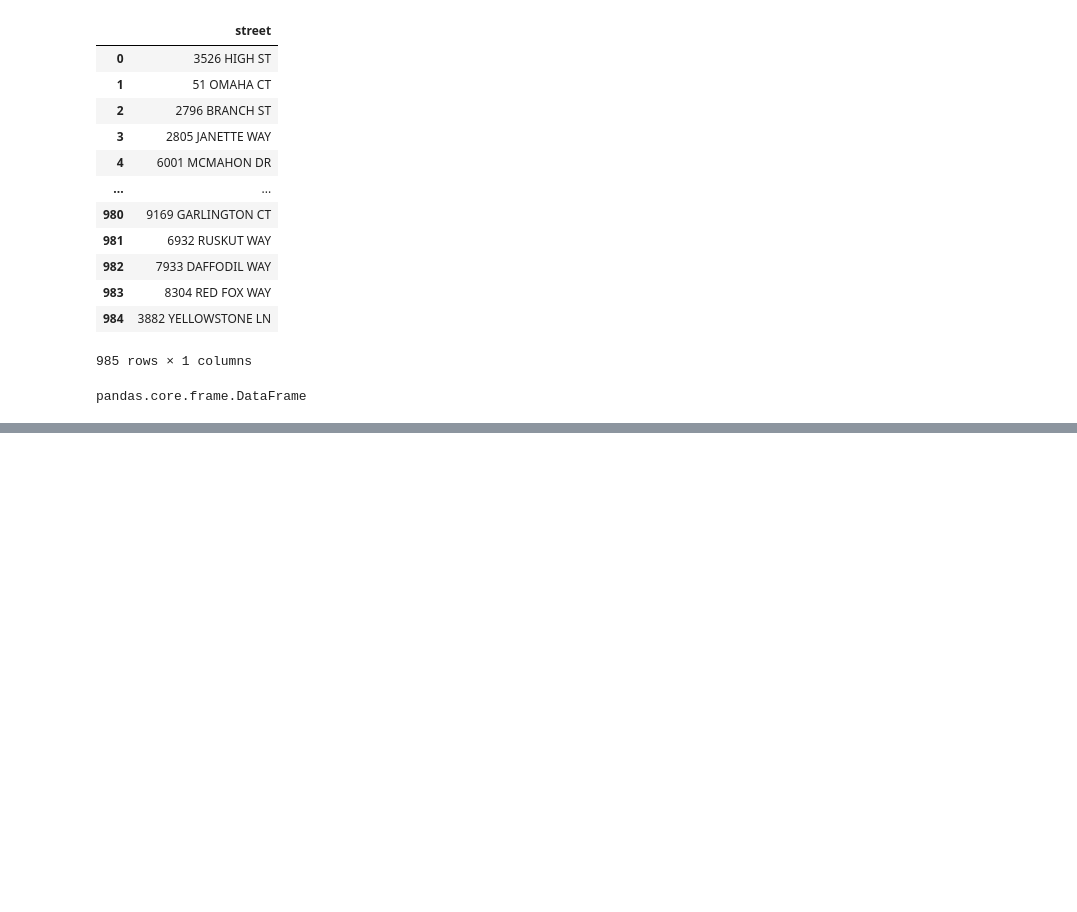
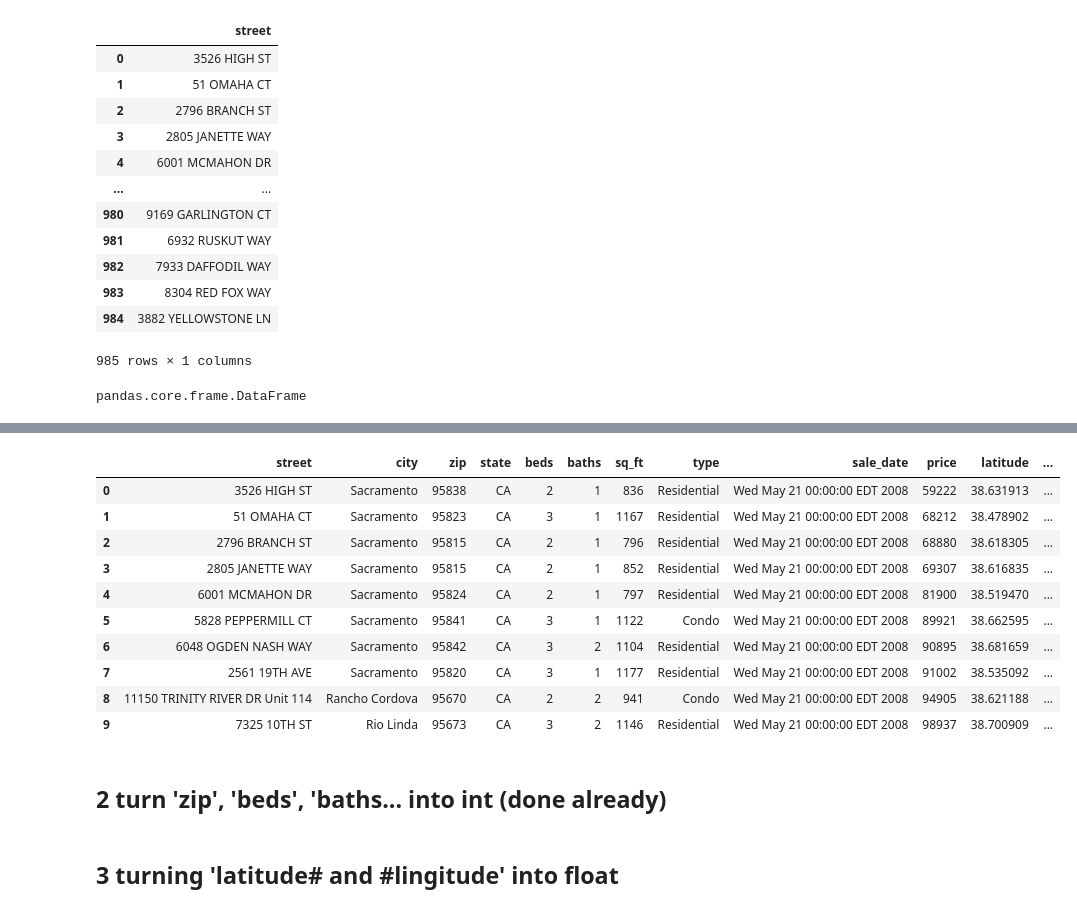
Before and after one commit to oscaraguilarcuevas/NotYet, a Jupyter notebook: PandasDataProc.ipynb, the cells around one changed output, grey strips where cells are left out. Cells and saved outputs as stored; diff of their text form; code cells hidden in the pictures; blank space fills up the shorter version.

```diff
--- a/PandasDataProc.ipynb
+++ b/PandasDataProc.ipynb
@@ -66,0 +211,20 @@ pandas.core.frame.DataFrame
+# %%
+df_clean["city"] = df_clean["city"].str.title()
+# %%
+df_clean.head(10)
+# %% [output]
+|  | street | city | zip | state | beds | baths | sq_ft | type | sale_date | price | latitude | ... |
+| 0 | 3526 HIGH ST | Sacramento | 95838 | CA | 2 | 1 | 836 | Residential | Wed May 21 00:00:00 EDT 2008 | 59222 | 38.631913 | ... |
+| 1 | 51 OMAHA CT | Sacramento | 95823 | CA | 3 | 1 | 1167 | Residential | Wed May 21 00:00:00 EDT 2008 | 68212 | 38.478902 | ... |
+| 2 | 2796 BRANCH ST | Sacramento | 95815 | CA | 2 | 1 | 796 | Residential | Wed May 21 00:00:00 EDT 2008 | 68880 | 38.618305 | ... |
+| 3 | 2805 JANETTE WAY | Sacramento | 95815 | CA | 2 | 1 | 852 | Residential | Wed May 21 00:00:00 EDT 2008 | 69307 | 38.616835 | ... |
+| 4 | 6001 MCMAHON DR | Sacramento | 95824 | CA | 2 | 1 | 797 | Residential | Wed May 21 00:00:00 EDT 2008 | 81900 | 38.519470 | ... |
+| 5 | 5828 PEPPERMILL CT | Sacramento | 95841 | CA | 3 | 1 | 1122 | Condo | Wed May 21 00:00:00 EDT 2008 | 89921 | 38.662595 | ... |
+| 6 | 6048 OGDEN NASH WAY | Sacramento | 95842 | CA | 3 | 2 | 1104 | Residential | Wed May 21 00:00:00 EDT 2008 | 90895 | 38.681659 | ... |
+| 7 | 2561 19TH AVE | Sacramento | 95820 | CA | 3 | 1 | 1177 | Residential | Wed May 21 00:00:00 EDT 2008 | 91002 | 38.535092 | ... |
+| 8 | 11150 TRINITY RIVER DR Unit 114 | Rancho Cordova | 95670 | CA | 2 | 2 | 941 | Condo | Wed May 21 00:00:00 EDT 2008 | 94905 | 38.621188 | ... |
+| 9 | 7325 10TH ST | Rio Linda | 95673 | CA | 3 | 2 | 1146 | Residential | Wed May 21 00:00:00 EDT 2008 | 98937 | 38.700909 | ... |
+# %% [markdown]
+## 2 turn 'zip', 'beds', 'baths... into int   (done already)
+# %% [markdown]
+## 3 turning 'latitude# and #lingitude' into float
```
Also changed, not shown: parts of 35 cells of this notebook.
